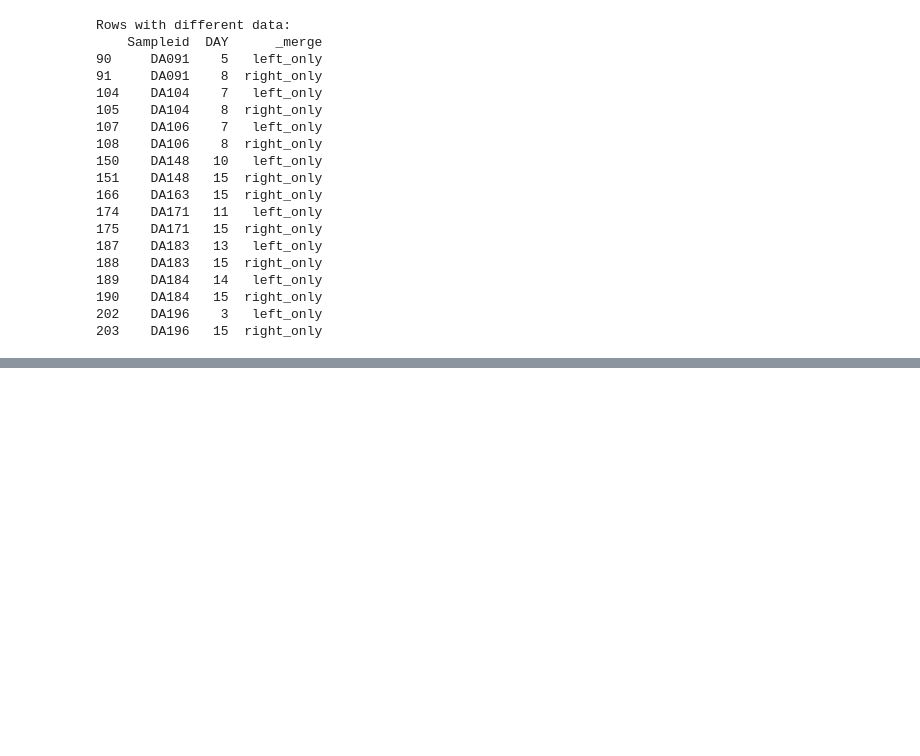
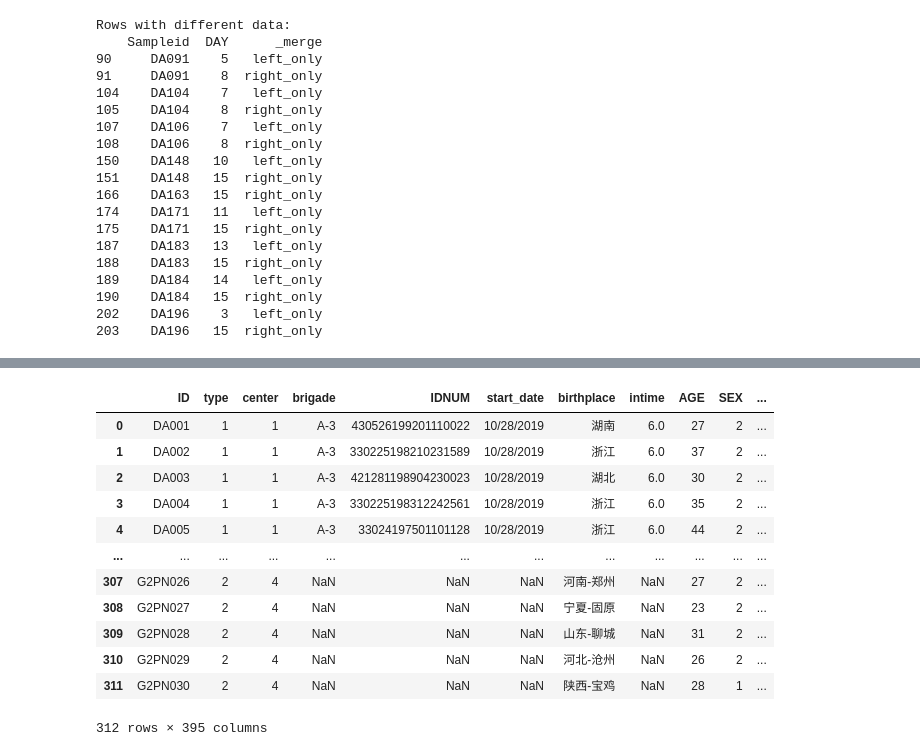
Before and after one commit to yichun77/Drug, a Jupyter notebook: codes/EDA/data_check.ipynb, the cells around one changed output, grey strips where cells are left out. Drawn from its saved outputs; the diff is of its cells as text; code cells hidden in the pictures; blank space fills up the shorter version.

```diff
--- a/codes/EDA/data_check.ipynb
+++ b/codes/EDA/data_check.ipynb
@@ -191,0 +274,17 @@ Rows with different data:
+# %%
+phenotype = pd.read_excel(r'C:\Users\adayc\Desktop\code\Drug\DA_data\DA_phenotype.xlsx')
+phenotype
+# %% [output]
+|  | ID | type | center | brigade | IDNUM | start_date | birthplace | intime | AGE | SEX | ... |
+| 0 | DA001 | 1 | 1 | A-3 | 430526199201110022 | 10/28/2019 | 湖南 | 6.0 | 27 | 2 | ... |
+| 1 | DA002 | 1 | 1 | A-3 | 330225198210231589 | 10/28/2019 | 浙江 | 6.0 | 37 | 2 | ... |
+| 2 | DA003 | 1 | 1 | A-3 | 421281198904230023 | 10/28/2019 | 湖北 | 6.0 | 30 | 2 | ... |
+| 3 | DA004 | 1 | 1 | A-3 | 330225198312242561 | 10/28/2019 | 浙江 | 6.0 | 35 | 2 | ... |
+| 4 | DA005 | 1 | 1 | A-3 | 33024197501101128 | 10/28/2019 | 浙江 | 6.0 | 44 | 2 | ... |
+| ... | ... | ... | ... | ... | ... | ... | ... | ... | ... | ... | ... |
+| 307 | G2PN026 | 2 | 4 | NaN | NaN | NaN | 河南-郑州 | NaN | 27 | 2 | ... |
+| 308 | G2PN027 | 2 | 4 | NaN | NaN | NaN | 宁夏-固原 | NaN | 23 | 2 | ... |
+| 309 | G2PN028 | 2 | 4 | NaN | NaN | NaN | 山东-聊城 | NaN | 31 | 2 | ... |
+| 310 | G2PN029 | 2 | 4 | NaN | NaN | NaN | 河北-沧州 | NaN | 26 | 2 | ... |
+| 311 | G2PN030 | 2 | 4 | NaN | NaN | NaN | 陕西-宝鸡 | NaN | 28 | 1 | ... |
+312 rows × 395 columns
```
Also changed, not shown: parts of 9 cells of this notebook, 1 other file.
